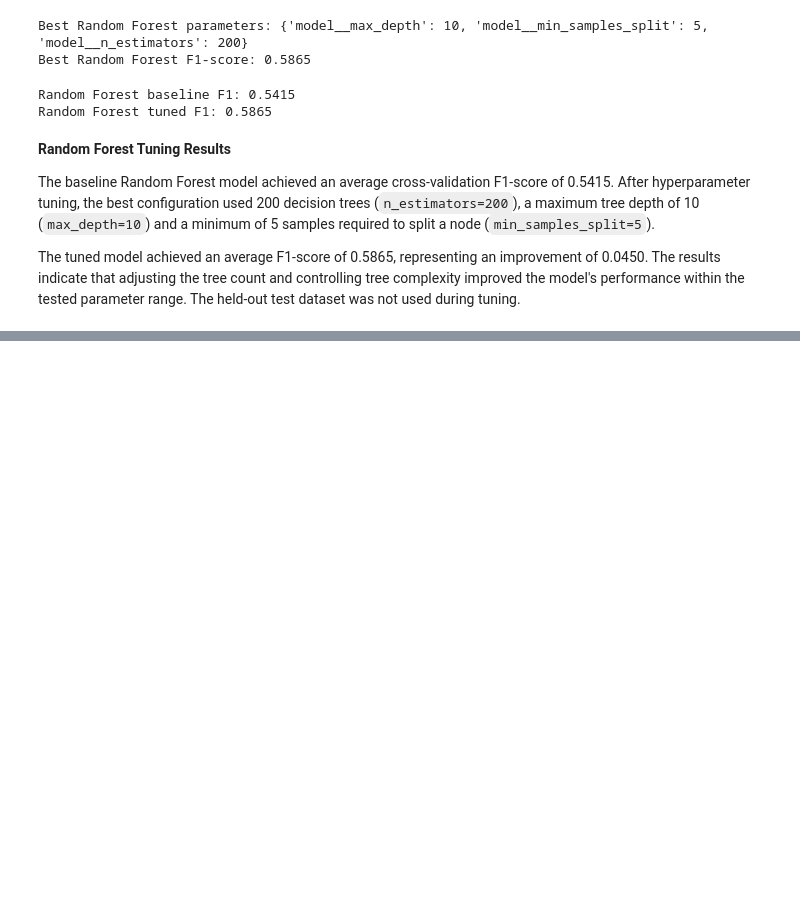
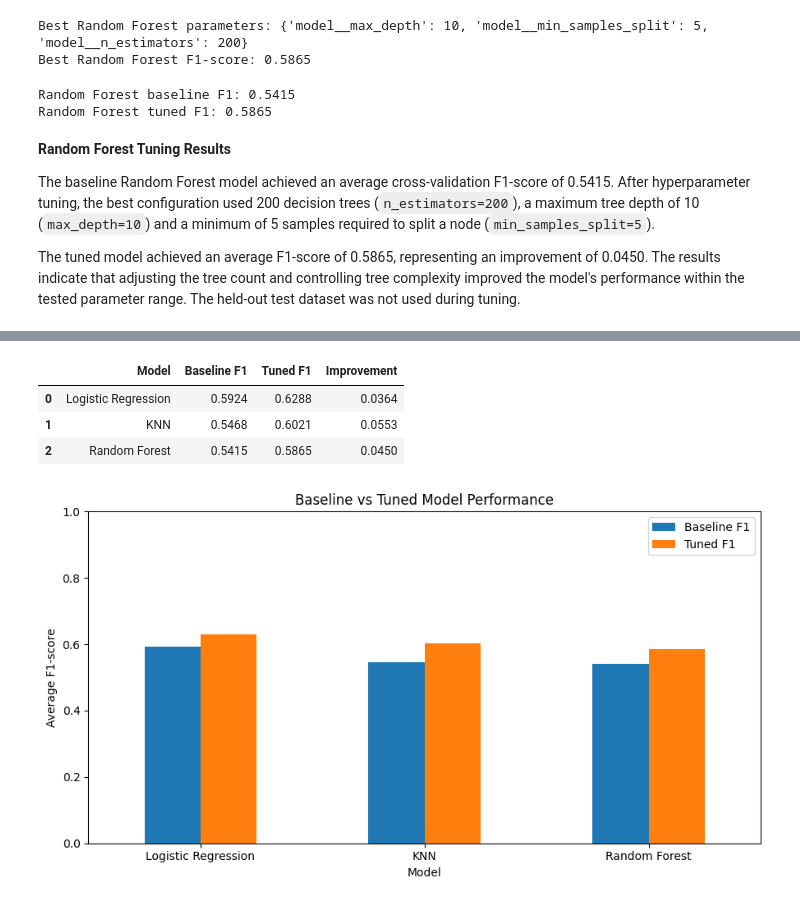
Before and after one commit to Tharul-Fernando/CM2604-Telco-Customer-Churn, a Jupyter notebook: 03_Model_Training.ipynb, the cells around one changed output, grey strips where cells are left out. Drawn from its saved outputs; the diff is of its cells as text; code cells hidden in the pictures; blank space fills up the shorter version.

Commit message:
Created using Colab: Compare baseline and tuned models and select final classifier

```diff
--- a/03_Model_Training.ipynb
+++ b/03_Model_Training.ipynb
@@ -589,7 +589,7 @@ from sklearn.model_selection import GridSearchCV
 
 # Hyperparameter values to test
 knn_params = {
-    "model__n_neighbors": [3, 5, 7, 9, 11, 15],
+    "model__n_neighbors": [11, 15, 21, 31, 41, 51],
     "model__weights": ["uniform", "distance"]
 }
 
@@ -602,7 +602,7 @@ knn_search = GridSearchCV(
     n_jobs = -1
 )
 
-# Run tunning on training data
+# Run tuning on training data
 knn_search.fit(X_train, y_train)
 
 print("Best KNN parameters:", knn_search.best_params_)
@@ -632,7 +632,8 @@ Logistic Regression was tuned by testing different values of the regularization
 # %%
 # Hyperparameter values to test
 log_params = {
-    "model__C": [0.01, 0.1, 1, 10, 100]
+    "model__C": [0.01, 0.1, 1, 10, 100],
+    "model__class_weight": [None, "balanced"]
 }
 
 # Search for the best Logistics Regression settings
@@ -711,0 +719,54 @@ The tuned model achieved an average F1-score of 0.5865, representing an improvem
+# %%
+# Compare baseline and tuned F1-scores
+comparison = pd.DataFrame({
+    "Model": ["KNN", "Logistic Regression", "Random Forest"],
+    "Baseline F1": [
+        knn_scores.mean(),
+        log_scores.mean(),
+        rf_scores.mean()
+    ],
+    "Tuned F1": [
+        knn_search.best_score_,
+        log_search.best_score_,
+        rf_search.best_score_
+    ]
+})
+
+# Calculate the change in F1-score
+comparison["Improvement"] = (
+    comparison["Tuned F1"] - comparison["Baseline F1"]
+)
+
+# Sort by tuned performance
+comparison = comparison.sort_values(
+    by="Tuned F1",
+    ascending=False
+).reset_index(drop=True)
+
+display(comparison.round(4))
+# %% [output]
+|  | Model | Baseline F1 | Tuned F1 | Improvement |
+| 0 | Logistic Regression | 0.5924 | 0.6288 | 0.0364 |
+| 1 | KNN | 0.5468 | 0.6021 | 0.0553 |
+| 2 | Random Forest | 0.5415 | 0.5865 | 0.0450 |
+# %%
+import matplotlib.pyplot as plt
+
+# Compare model performance visually
+comparison.plot(
+    x="Model",
+    y=["Baseline F1", "Tuned F1"],
+    kind="bar",
+    figsize=(9, 5)
+)
+
+plt.title("Baseline vs Tuned Model Performance")
+plt.ylabel("Average F1-score")
+plt.xlabel("Model")
+plt.xticks(rotation=0)
+plt.ylim(0, 1)
+plt.legend()
+plt.tight_layout()
+plt.show()
+# %% [output]
+[figure, added]
```
Also changed, not shown: parts of 13 cells of this notebook.
